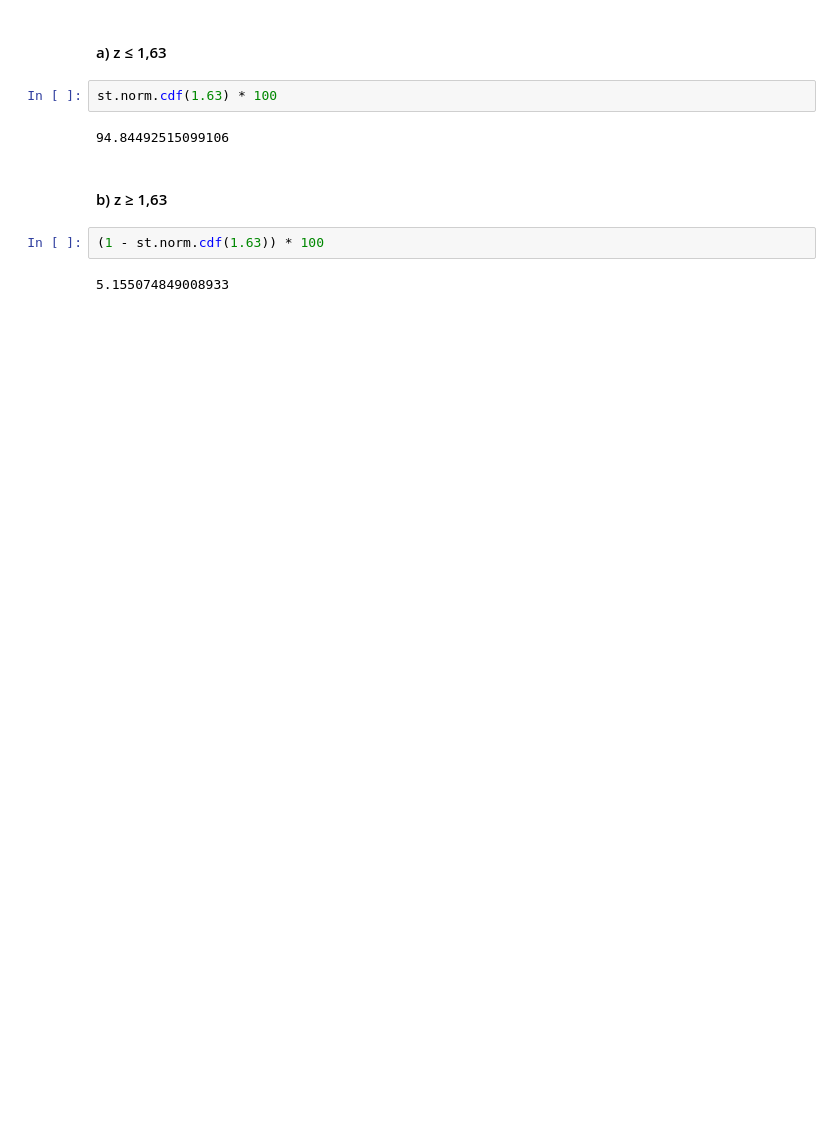
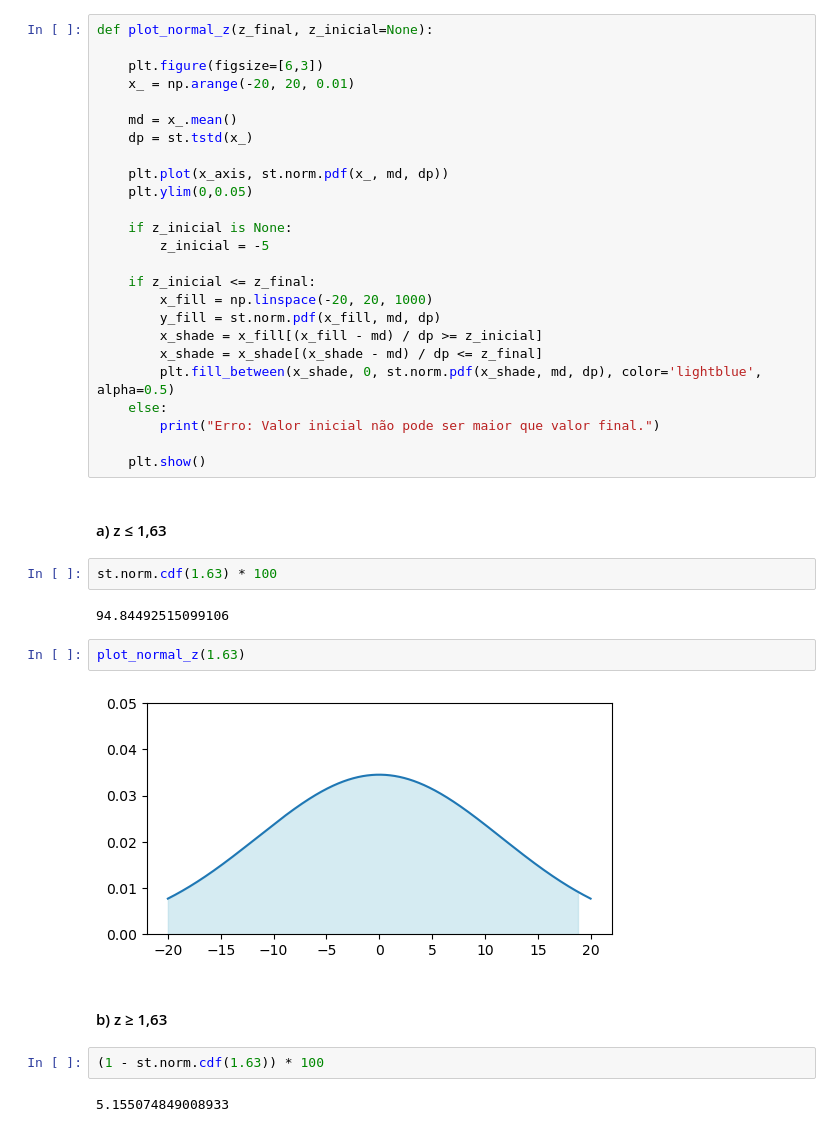
Before and after one commit to PineMi/University-projects, a Jupyter notebook: DataAnalysis_28_03_2024/Lista1_analise_de_dados.ipynb, the cells around one changed output. Cells and saved outputs as stored; diff of their text form; blank space fills up the shorter version.

```diff
--- a/DataAnalysis_28_03_2024/Lista1_analise_de_dados.ipynb
+++ b/DataAnalysis_28_03_2024/Lista1_analise_de_dados.ipynb
@@ -20,12 +21,41 @@ import matplotlib.pyplot as plt
 ## Exercícios de Distribuição Normal
 # %% [markdown]
 ### 3.28 -) Treinamento na Normal padrão. Use a Tabela A para determinar a proporção de observações de uma distribuição Normal padrão que está em cada uma das regiões a seguir. Em cada caso, esboce uma curva Normal padrão e sombreie a área que representa a região.
+# %%
+def plot_normal_z(z_final, z_inicial=None):
+
+    plt.figure(figsize=[6,3])
+    x_ = np.arange(-20, 20, 0.01)
+
+    md = x_.mean()
+    dp = st.tstd(x_)
+
+    plt.plot(x_axis, st.norm.pdf(x_, md, dp))
+    plt.ylim(0,0.05)
+
+    if z_inicial is None:
+        z_inicial = -5
+
+    if z_inicial <= z_final:
+        x_fill = np.linspace(-20, 20, 1000)
+        y_fill = st.norm.pdf(x_fill, md, dp)
+        x_shade = x_fill[(x_fill - md) / dp >= z_inicial]
+        x_shade = x_shade[(x_shade - md) / dp <= z_final]
+        plt.fill_between(x_shade, 0, st.norm.pdf(x_shade, md, dp), color='lightblue', alpha=0.5)
+    else:
+        print("Erro: Valor inicial não pode ser maior que valor final.")
+
+    plt.show()
 # %% [markdown]
 #### a) z ≤ 1,63
 # %%
 st.norm.cdf(1.63) * 100
 # %% [output]
 94.84492515099106
+# %%
+plot_normal_z(1.63)
+# %% [output]
+[figure, added]
 # %% [markdown]
 #### b) z ≥ 1,63
 # %%
```
Also changed, not shown: parts of 5 cells of this notebook.
